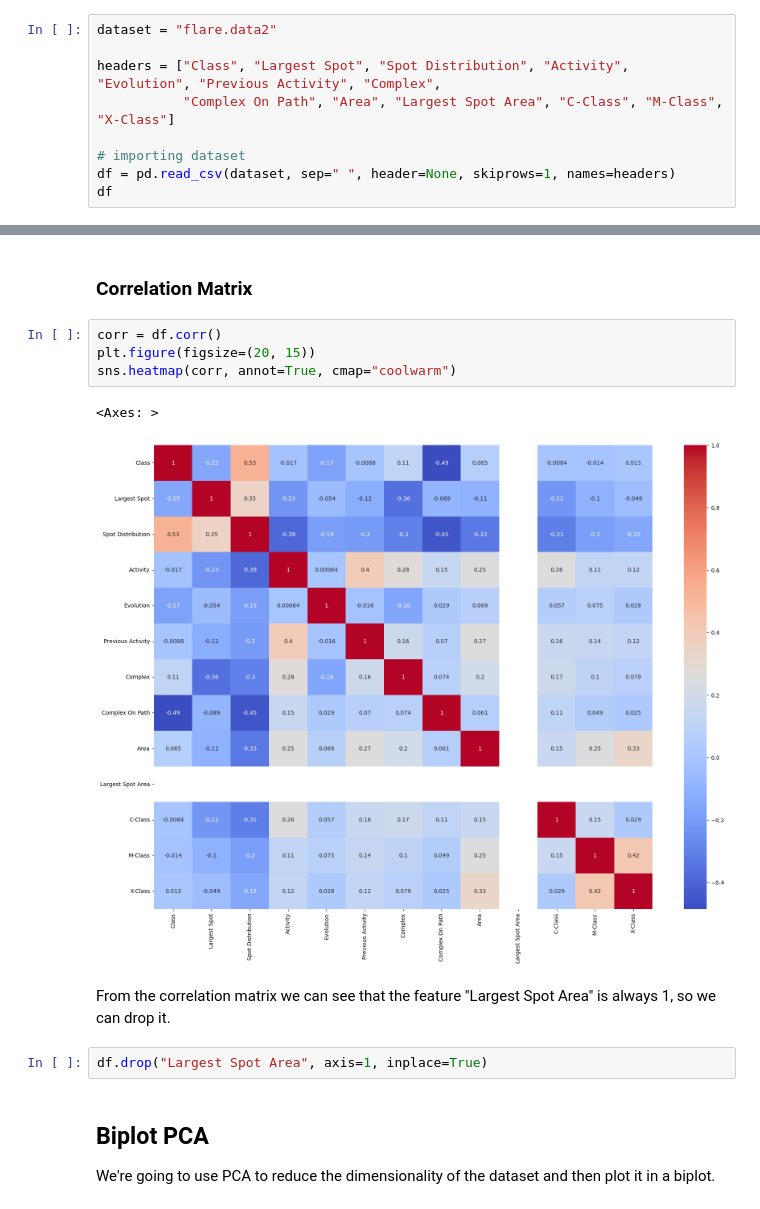
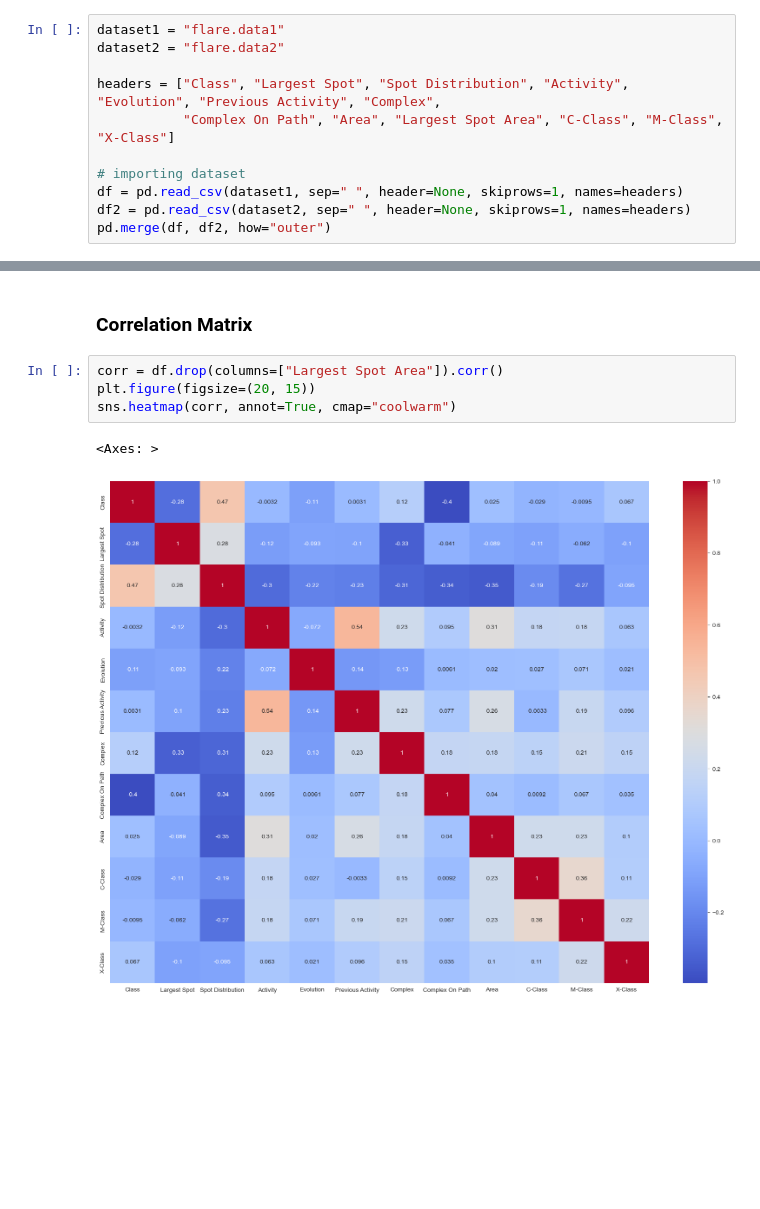
Before and after one commit to sant1dom/PredictiveAnalyticsProject, a Jupyter notebook: solar_flare.ipynb, the cells around one changed output, grey strips where cells are left out. Cells and saved outputs as stored; diff of their text form; blank space fills up the shorter version.

```diff
--- a/solar_flare.ipynb
+++ b/solar_flare.ipynb
@@ -12,13 +14,15 @@ import seaborn as sns
 # %% [markdown]
 ## Define the file on which we're operating and the names of the columns because they're not provided
 # %%
-dataset = "flare.data2"
+dataset1 = "flare.data1"
+dataset2 = "flare.data2"
 
 headers = ["Class", "Largest Spot", "Spot Distribution", "Activity", "Evolution", "Previous Activity", "Complex",
            "Complex On Path", "Area", "Largest Spot Area", "C-Class", "M-Class", "X-Class"]
 
 # importing dataset
-df = pd.read_csv(dataset, sep=" ", header=None, skiprows=1, names=headers)
-df
+df = pd.read_csv(dataset1, sep=" ", header=None, skiprows=1, names=headers)
+df2 = pd.read_csv(dataset2, sep=" ", header=None, skiprows=1, names=headers)
+pd.merge(df, df2, how="outer")
 # %% [output]
 |  | Class | Largest Spot | Spot Distribution | Activity | Evolution | Previous Activity | Complex | ... |
@@ -155,16 +159,9 @@ df.boxplot(figsize=(20, 15))
 # %% [markdown]
 ### Correlation Matrix
 # %%
-corr = df.corr()
+corr = df.drop(columns=["Largest Spot Area"]).corr()
 plt.figure(figsize=(20, 15))
 sns.heatmap(corr, annot=True, cmap="coolwarm")
 # %% [output]
 <Axes: >
-[figure, old version]
+[figure, new version]
-# %% [markdown]
-From the correlation matrix we can see that the feature "Largest Spot Area" is always 1, so we can drop it.
-# %%
-df.drop("Largest Spot Area", axis=1, inplace=True)
-# %% [markdown]
-## Biplot PCA
-We're going to use PCA to reduce the dimensionality of the dataset and then plot it in a biplot.
```
Also changed, not shown: parts of 19 cells of this notebook.
